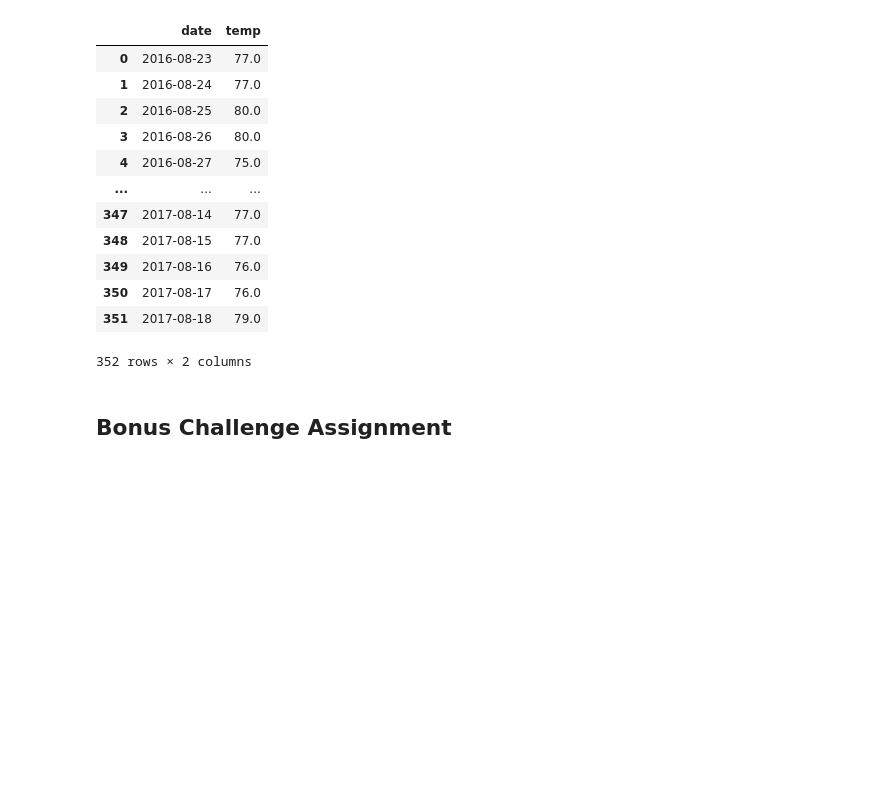
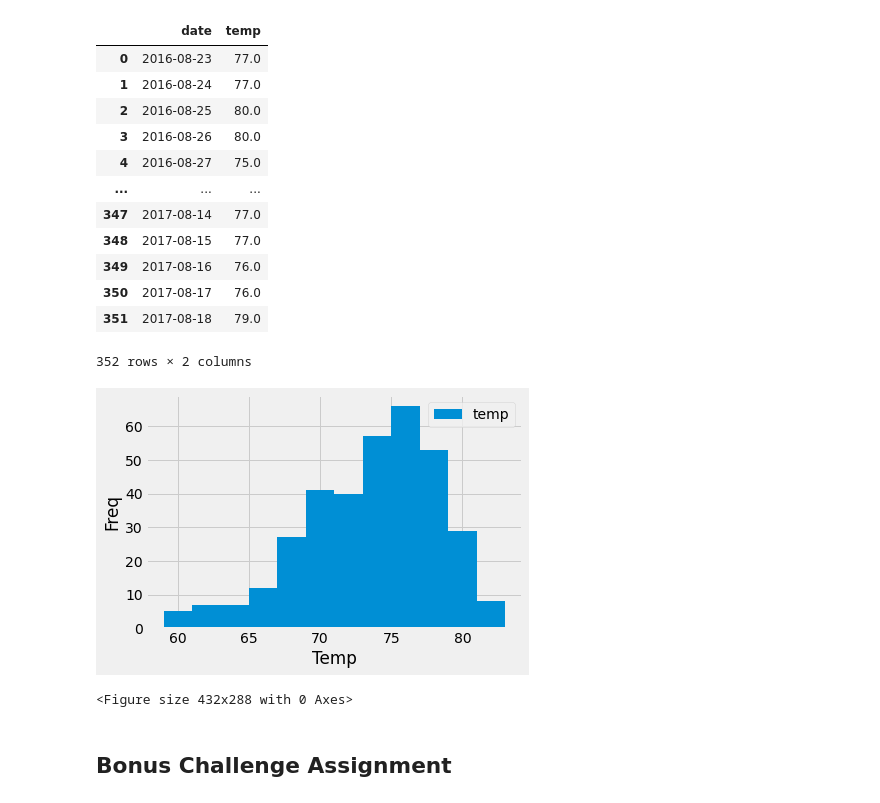
Before and after one commit to annarischitelli/sqlalchemy-challenge, a Jupyter notebook: climate_starter_Anna.ipynb, the cells around one changed output. Cells and saved outputs as stored; diff of their text form; code cells hidden in the pictures; blank space fills up the shorter version.

```diff
--- a/climate_starter_Anna.ipynb
+++ b/climate_starter_Anna.ipynb
@@ -174,6 +178,17 @@ temp_report_df
 | 350 | 2017-08-17 | 76.0 |
 | 351 | 2017-08-18 | 79.0 |
 352 rows × 2 columns
+# %%
+#Plot dataframe
+fig,ax = plt.subplots()
+temp_report_df.plot.hist(bins=12,ax=ax)
+ax.set_xlabel("Temp")
+ax.set_ylabel("Freq")
+plt.show()
+plt.savefig("Images/temp_report.png")
+# %% [output]
+[figure, added]
+<Figure size 432x288 with 0 Axes>
 # %% [markdown]
 ## Bonus Challenge Assignment
 # %%
```
Also changed, not shown: parts of 5 cells of this notebook, 2 other files.
